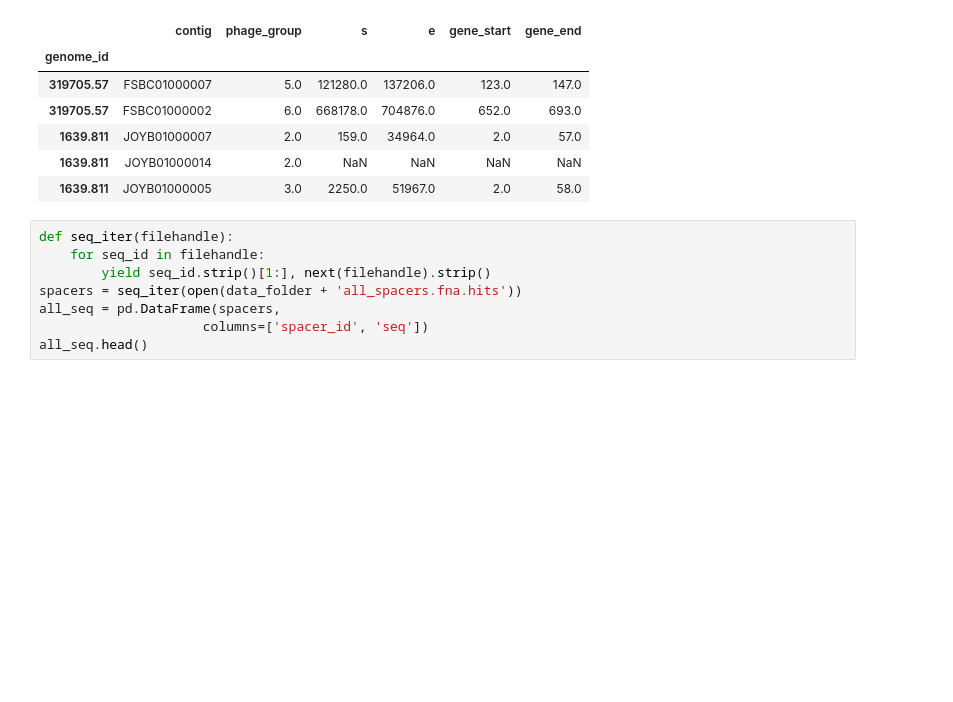
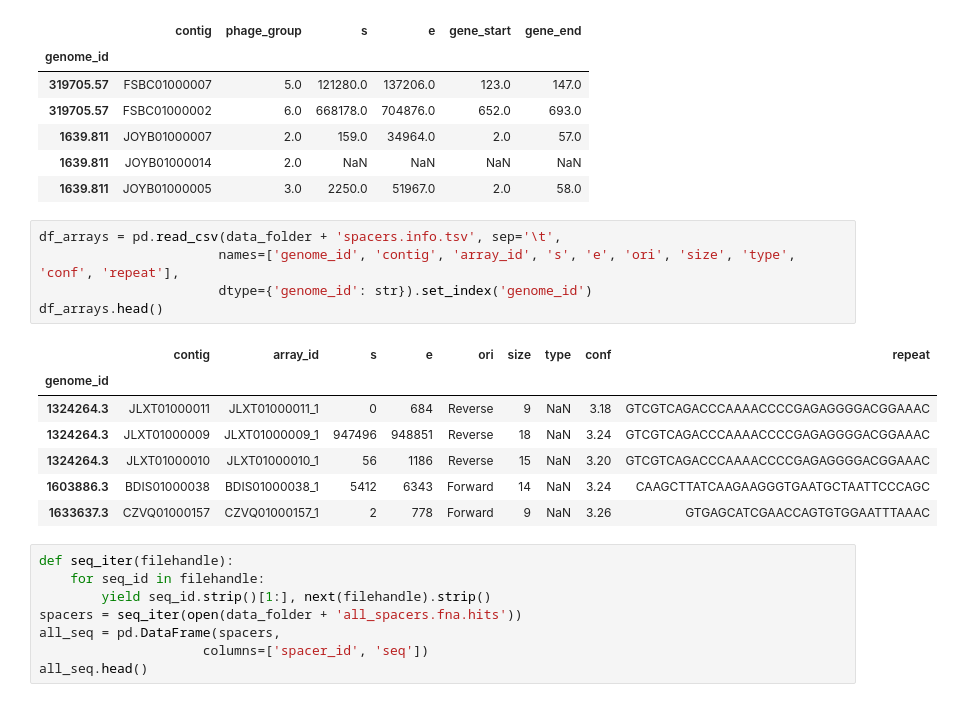
Before and after one commit to hwalinga/self-targeting-spacers-notebooks, a Jupyter notebook: Plot_on_genome.ipynb, the cells around one changed output. Cells and saved outputs as stored; diff of their text form; blank space fills up the shorter version.

```diff
--- a/Plot_on_genome.ipynb
+++ b/Plot_on_genome.ipynb
@@ -150,6 +151,19 @@ df_phages.head()
 | 1639.811 | JOYB01000007 | 2.0 | 159.0 | 34964.0 | 2.0 | 57.0 |
 | 1639.811 | JOYB01000014 | 2.0 | NaN | NaN | NaN | NaN |
 | 1639.811 | JOYB01000005 | 3.0 | 2250.0 | 51967.0 | 2.0 | 58.0 |
+# %%
+df_arrays = pd.read_csv(data_folder + 'spacers.info.tsv', sep='\t',
+                       names=['genome_id', 'contig', 'array_id', 's', 'e', 'ori', 'size', 'type', 'conf', 'repeat'],
+                       dtype={'genome_id': str}).set_index('genome_id')
+df_arrays.head()
+# %% [output]
+|  | contig | array_id | s | e | ori | size | type | conf | repeat |
+| genome_id |  |  |  |  |  |  |  |  |  |
+| 1324264.3 | JLXT01000011 | JLXT01000011_1 | 0 | 684 | Reverse | 9 | NaN | 3.18 | GTCGTCAGACCCAAAACCCCGAGAGGGGACGGAAAC |
+| 1324264.3 | JLXT01000009 | JLXT01000009_1 | 947496 | 948851 | Reverse | 18 | NaN | 3.24 | GTCGTCAGACCCAAAACCCCGAGAGGGGACGGAAAC |
+| 1324264.3 | JLXT01000010 | JLXT01000010_1 | 56 | 1186 | Reverse | 15 | NaN | 3.20 | GTCGTCAGACCCAAAACCCCGAGAGGGGACGGAAAC |
+| 1603886.3 | BDIS01000038 | BDIS01000038_1 | 5412 | 6343 | Forward | 14 | NaN | 3.24 | CAAGCTTATCAAGAAGGGTGAATGCTAATTCCCAGC |
+| 1633637.3 | CZVQ01000157 | CZVQ01000157_1 | 2 | 778 | Forward | 9 | NaN | 3.26 | GTGAGCATCGAACCAGTGTGGAATTTAAAC |
 # %%
 def seq_iter(filehandle):
     for seq_id in filehandle:
```
Also changed, not shown: parts of 13 cells of this notebook, 1 other file.
